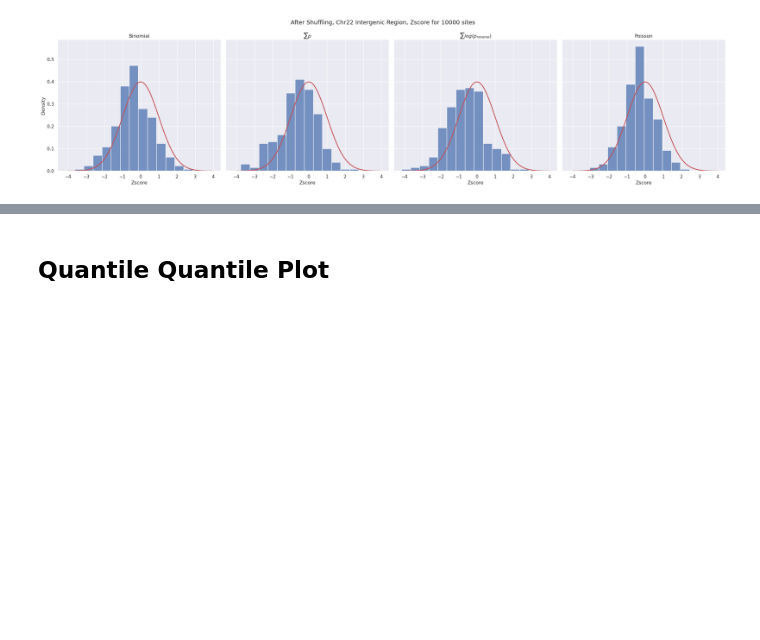
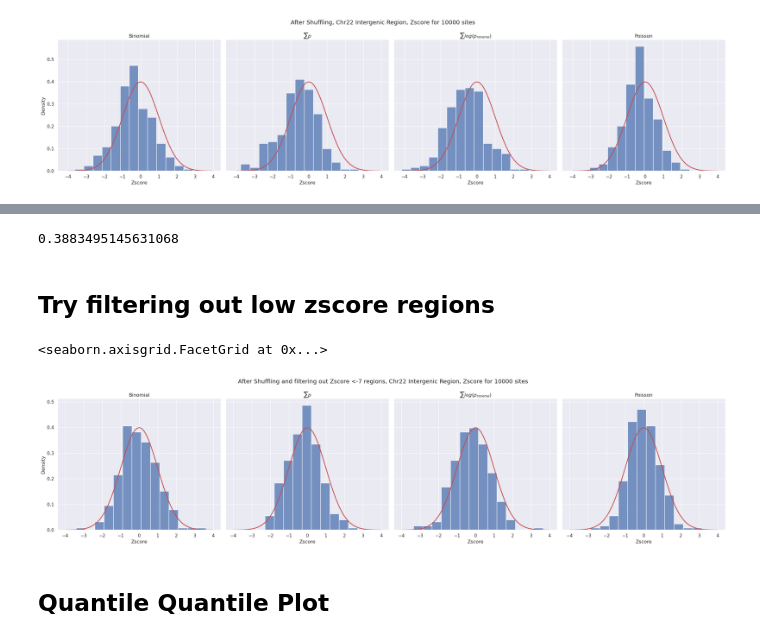
Before and after one commit to dajale423/raKLette, a Jupyter notebook: notebooks/investigation/chr22_Zscore_plot.ipynb, the cells around one changed output, grey strips where cells are left out. Cells and saved outputs as stored; diff of their text form; code cells hidden in the pictures; blank space fills up the shorter version.

Commit message:
zscore plots for 10,000 sites

```diff
--- a/notebooks/investigation/chr22_Zscore_plot.ipynb
+++ b/notebooks/investigation/chr22_Zscore_plot.ipynb
@@ -9,7 +9,7 @@ client = Client()
 # Try for chromosome 22
 # %%
 chrom = 22
-filename = os.path.join(KL_data_dir, f"whole_genome/p/{chrom}/_metadata")
+filename = os.path.join(KL_data_dir, f"whole_genome/phylop/{chrom}/_metadata")
 rate = dd.read_parquet(filename.split("_metadata")[0])
 # %%
 rate_neutral = rate[~rate["Neutral"].isna()].compute()
@@ -216,0 +243,2 @@ g.map(standard_normal)
+# %%
+rate_neutral_lowZscore = rate_neutral_groups_sum[rate_neutral_groups_sum["Zscore_9"] < -20]
@@ -217,3 +341,63 @@ g.map(standard_normal)
+# %%
+len(sites_interest[sites_interest["AC_total"] > 0])/len(sites_interest)
+# %% [output]
+0.3883495145631068
+# %% [markdown]
+## Try filtering out low zscore regions
+# %%
+rate_neutral_filtered = rate_neutral.copy()
+for min, max in zip(rate_neutral_lowZscore["Pos_min"], rate_neutral_lowZscore["Pos_max"]):
+    rate_neutral_filtered = rate_neutral_filtered[~((rate_neutral_filtered["Pos"] >= min) & (rate_neutral_filtered["Pos"] <= max))]
+rate_neutral_filtered_shuffled = rate_neutral_filtered.sample(frac=1).reset_index(drop=True)
+# %%
+n_sites = 10000
+rate_neutral_groups = rate_neutral_filtered_shuffled.groupby(np.arange(len(rate_neutral_filtered_shuffled.index))//n_sites)
+
+bin_list = [2, 9, "9_reverse_log"]
+columns_header_list = ["p_{bin_number}", "E[p_{bin_number}]", "Var[p_{bin_number}]"]
+header_list = [x.format(bin_number = bin_number) for x in columns_header_list for bin_number in bin_list]
+
+rate_neutral_groups_sum = rate_neutral_groups[header_list].sum()
+
+# remove last column, since it has less than 50 sites
+rate_neutral_groups_sum = pd.DataFrame(rate_neutral_groups_sum).iloc[:-1]
+
+for freq_bin in bin_list:
+    rate_neutral_groups_sum[f"Zscore_{freq_bin}"] = ((rate_neutral_groups_sum[f"p_{freq_bin}"] - rate_neutral_groups_sum[f"E[p_{freq_bin}]"])/
+                                                np.sqrt(rate_neutral_groups_sum[f"Var[p_{freq_bin}]"]))
+
+freq_bin = 2
+rate_neutral_groups_sum["Zscore_Gnocchi"] = ((rate_neutral_groups_sum[f"p_{freq_bin}"] - rate_neutral_groups_sum[f"E[p_{freq_bin}]"])/
+                                                np.sqrt(np.absolute(rate_neutral_groups_sum[f"E[p_{freq_bin}]"])))
+
+rate_neutral_groups_sum_zscore = pd.melt(rate_neutral_groups_sum, value_vars=['Zscore_2', 'Zscore_9', 'Zscore_9_reverse_log', "Zscore_Gnocchi"], value_name = "Zscore", var_name = "type")
+
+sns.set_theme(style="darkgrid")
+
+df_plot = rate_neutral_groups_sum_zscore.copy()
+di = {"Zscore_9_reverse_log": "$\sum{log(p_{reverse})}$", "Zscore_Gnocchi": "Poisson", "Zscore_9": "$\sum{p}$", "Zscore_2": "Binomial"}
+df_plot = df_plot.replace({"type": di})
+
+g = sns.FacetGrid(df_plot, col="type", height=6, margin_titles=True)
+
+g.map(sns.histplot, "Zscore", binwidth=0.5, kde=False, stat='density', label='samples')
+
+g.set_titles(col_template="{col_name}")
+# g.set_titles(col_template="Mu: {col_name}", row_template="window length: {row_name}")
+
+g.fig.suptitle(f'After Shuffling and filtering out Zscore <-7 regions, Chr22 Intergenic Region, Zscore for {n_sites} sites')
+
+def standard_normal(*args, **kwargs):
+    # x0, x1 = ax.get_xlim()  # extract the endpoints for the x-axis
+    x_pdf = np.linspace(-4, 4, 100)
+    y_pdf = scipy.stats.norm.pdf(x_pdf)
+
+    plt.plot(x_pdf, y_pdf, 'r', lw=2, label='pdf')
+
+g.map(standard_normal)
+# %% [output]
+<seaborn.axisgrid.FacetGrid at 0x...>
+[figure, added]
 # %% [markdown]
 ## Quantile Quantile Plot
 # %%
```
Also changed, not shown: parts of 15 cells of this notebook, 1 other file.
